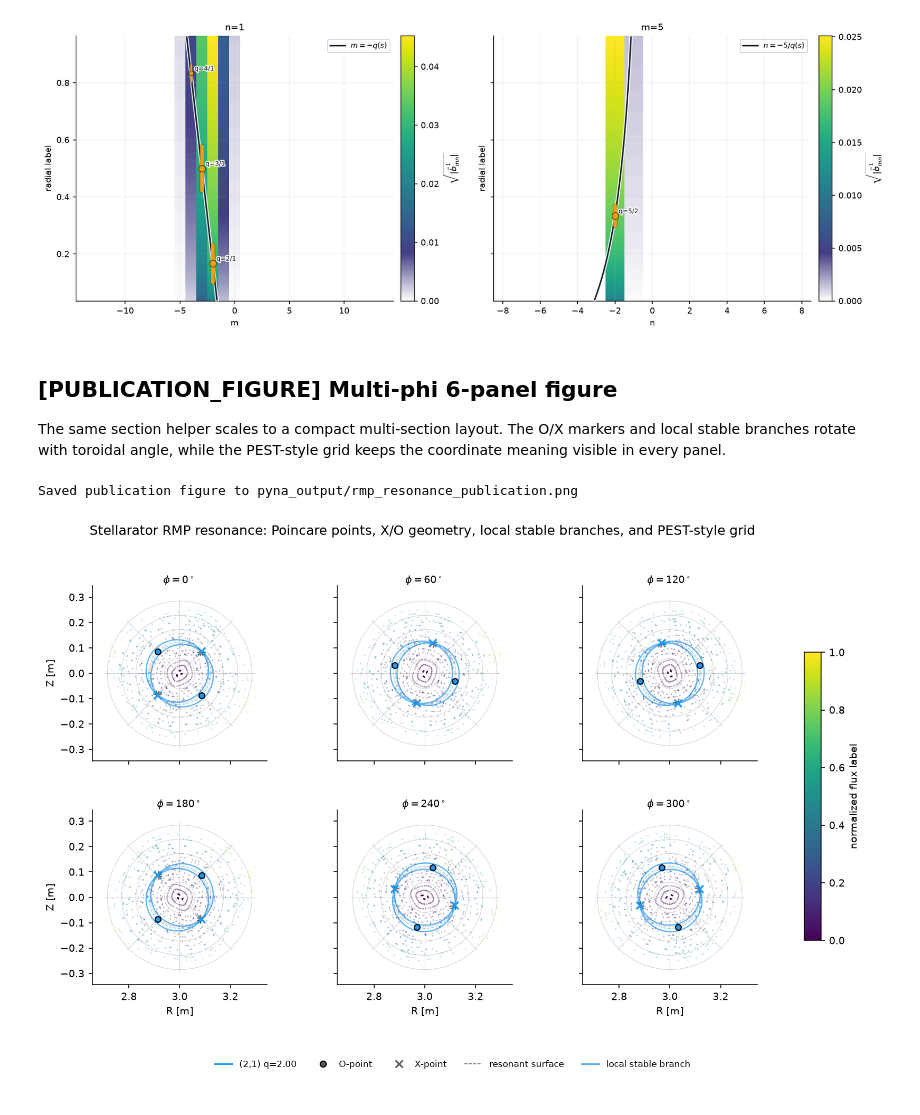
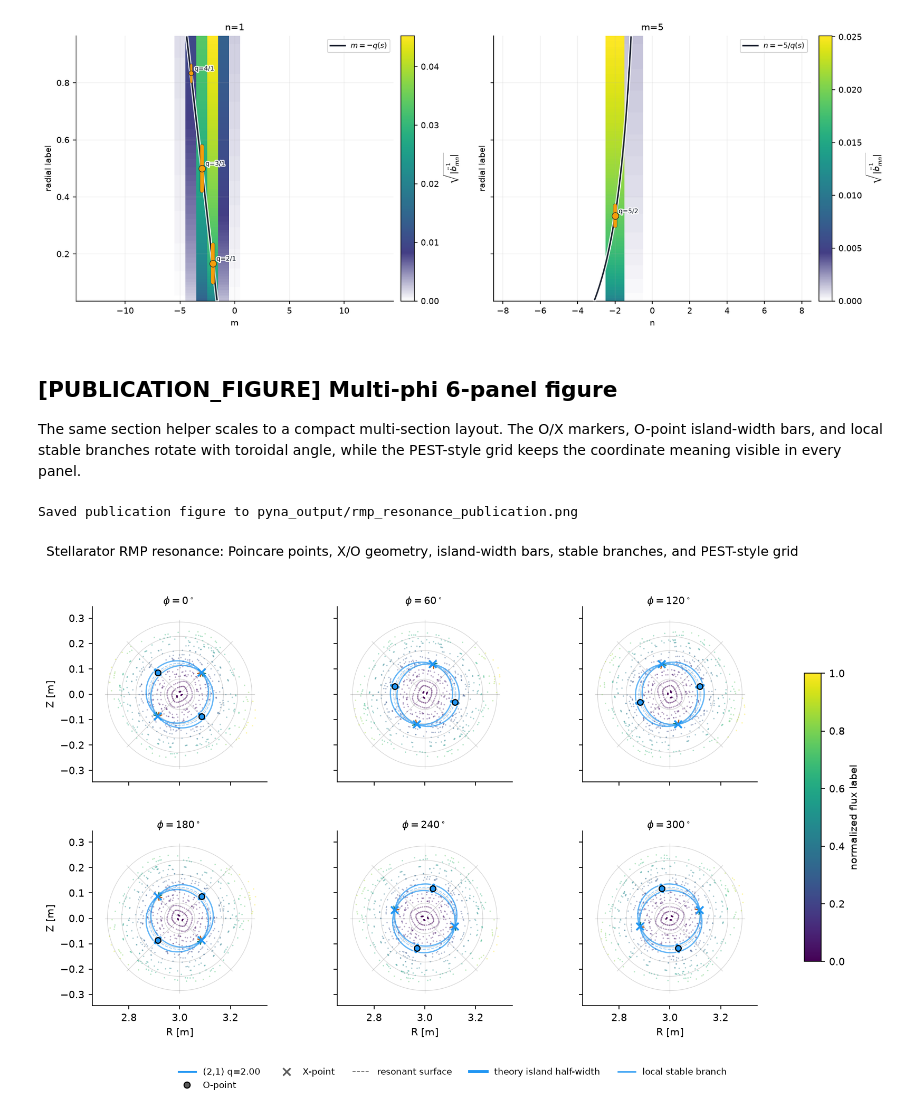
Before and after one commit to WenyinWei/pyna, a Jupyter notebook: notebooks/tutorials/RMP_resonance_analysis.ipynb, the cells around one changed output. Cells and saved outputs as stored; diff of their text form; code cells hidden in the pictures.

Commit message:
Add RMP island-width overlays and optional workflows

```diff
--- a/notebooks/tutorials/RMP_resonance_analysis.ipynb
+++ b/notebooks/tutorials/RMP_resonance_analysis.ipynb
@@ -1523,31 +1524,31 @@ Multi-RMP analysis found 7 resonant island-chain estimates.
 # %% [markdown]
 ## [PUBLICATION_FIGURE] Multi-phi 6-panel figure
 
-The same section helper scales to a compact multi-section layout.  The O/X markers and local stable branches rotate with toroidal angle, while the PEST-style grid keeps the coordinate meaning visible in every panel.
+The same section helper scales to a compact multi-section layout.  The O/X markers, O-point island-width bars, and local stable branches rotate with toroidal angle, while the PEST-style grid keeps the coordinate meaning visible in every panel.
 # %%
 fig_pub, axes_pub = plot_rmp_resonance_sections(
     all_sections_data,
     phi_sections,
     eq=eq,
     components=components,
     colors=ISLAND_CMAPS,
     ncols=3,
     figsize=(12.0, 7.0),
     point_size=1.6,
     point_alpha=0.42,
     title=(
         'Stellarator RMP resonance: Poincare points, X/O geometry, '
-        'local stable branches, and PEST-style grid'
+        'island-width bars, stable branches, and PEST-style grid'
     ),
 )
 
 out_path = pathlib.Path('pyna_output/rmp_resonance_publication.png')
 out_path.parent.mkdir(exist_ok=True)
 fig_pub.savefig(str(out_path), dpi=170, bbox_inches='tight', facecolor='white')
 print(f'Saved publication figure to {out_path}')
 from IPython.display import display
 display(fig_pub)
 plt.close(fig_pub)
 # %% [output]
 Saved publication figure to pyna_output/rmp_resonance_publication.png
-[figure, old version]
+[figure, new version]
```
Also changed, not shown: parts of 6 cells of this notebook, 18 other files.
